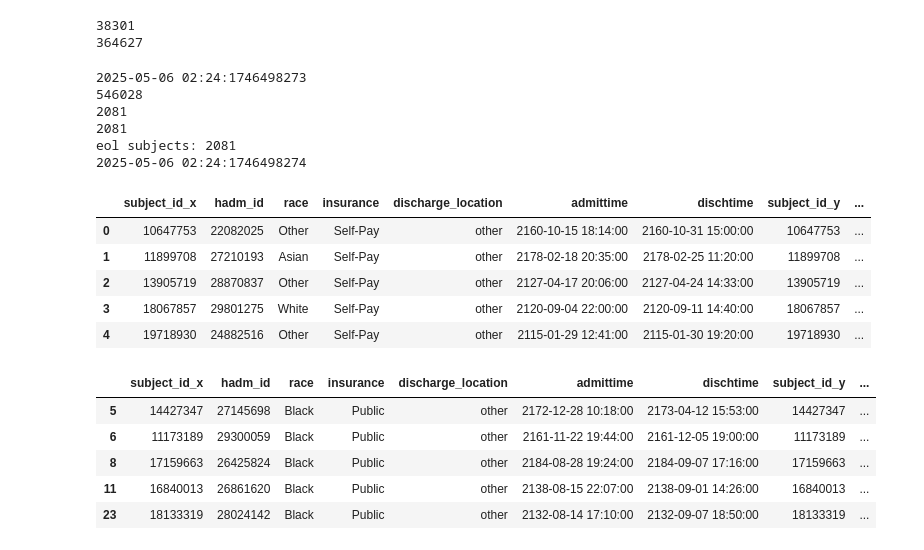
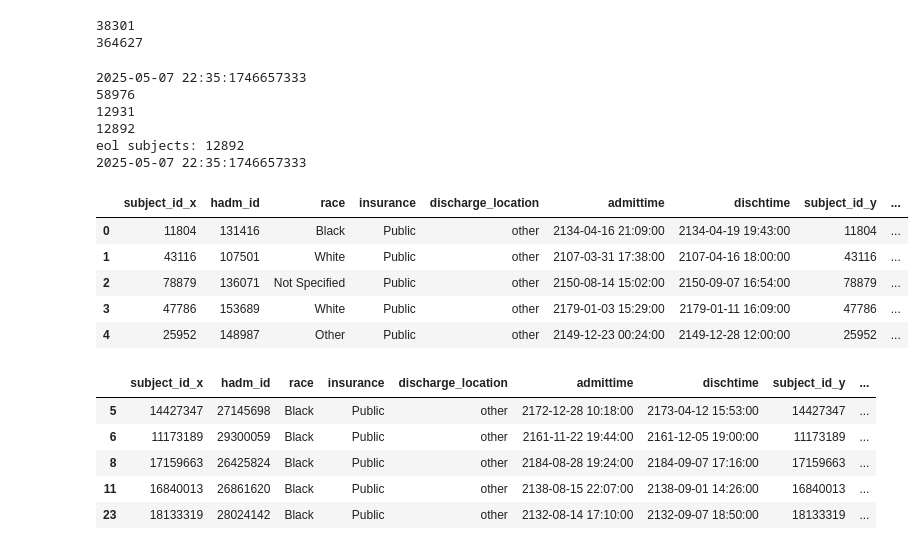
Before and after one commit to mrimland/DL4H-Racial-Disparities-And-Mistrust, a Jupyter notebook: DisparityInMimic.ipynb, the cells around one changed output. Saved outputs shown, nothing was run; the diff lists cells and outputs as text; code cells hidden in the pictures.

```diff
--- a/DisparityInMimic.ipynb
+++ b/DisparityInMimic.ipynb
@@ -33,7 +33,7 @@ from google.cloud import bigquery
 auth.authenticate_user()
 # %%
 # Set up environment variables
-project_id = 'my-project-1532744781277'
+project_id = 'CHANGE-ME'
 if project_id == 'CHANGE-ME':
   raise ValueError('You must change project_id to your GCP project.')
 os.environ["GOOGLE_CLOUD_PROJECT"] = project_id
@@ -47,7 +47,7 @@ def run_query(query, project_id=project_id):
 
 # set the datasets
 #The derived tables required don't exist in MIMIC-IV. To run the code for MIMIC-IV, you should run GenerateVentVasoTables.ipynb
-derived_dataset = 'my-project-1532744781277.mimiciv_3_1_prj_vent_durations'
+#derived_dataset = 'My_Newly_Derived_dataset'
 hosp_dataset_4 = 'physionet-data.mimiciv_3_1_hosp'
 icu_dataset_4 = 'physionet-data.mimiciv_3_1_icu'
 derived_dataset_4 = 'physionet-data.mimiciv_3_1_derived'
@@ -114,7 +116,7 @@ def normalize_age(age):
 # %%
 # static demographic info
 print(time.strftime("%Y-%m-%d %H:%M:%s"))
-demographics_query = 'SELECT distinct subject_id,hadm_id,gender,admission_age,race FROM {source}.icustay_detail'.format(source = derived_dataset_4)
+demographics_query = 'SELECT distinct subject_id,hadm_id,gender,admission_age,ethnicity FROM {source}.icustay_detail'.format(source = derived_dataset_3)
 if limited_sample:
   demographics_query += ' LIMIT 1000'
 demographics = run_query(demographics_query)
@@ -126,15 +128,11 @@ print(time.strftime("%Y-%m-%d %H:%M:%s"))
 # %%
 # admissions info
 print(time.strftime("%Y-%m-%d %H:%M:%s"))
-discharge_query = '''SELECT distinct subject_id,hadm_id,race,insurance,discharge_location,admittime,dischtime
-  FROM {source}.admissions'''.format(source = hosp_dataset_4)
+discharge_query = '''SELECT distinct subject_id,hadm_id,ethnicity,insurance,discharge_location,admittime,dischtime
+  FROM {source}.admissions'''.format(source = clinical_dataset_3)
 if limited_sample:
   discharge_query += ' LIMIT 100'
-discharge_base = run_query(discharge_query)
-discharge = discharge_base.copy()
-#dis_set = set(discharge['discharge_location'].values)
-#print(dis_set)
-#print(len(discharge))
+discharge = run_query(discharge_query)
 discharge['discharge_location'] = discharge['discharge_location'].apply(normalize_discharge)
 print(time.strftime("%Y-%m-%d %H:%M:%s"))
 # %% [output]
@@ -191,45 +189,47 @@ eol_cohort_initial = discharge.loc[discharge.hadm_id.isin(ids)]
 #print(len(eol_cohort_initial))
 
 inds_at_least_6hrs = eol_cohort_initial['dischtime'] - eol_cohort_initial['admittime'] > pd.Timedelta(days=1)
 eol_cohort_initial = eol_cohort_initial.loc[inds_at_least_6hrs]
 
 
 # add demographics info
-eol_cohort = pd.merge(eol_cohort_initial, demographics, on=['hadm_id','race'])
+eol_cohort = pd.merge(eol_cohort_initial, demographics, on=['hadm_id','ethnicity'])
 eol_cohort = eol_cohort.rename(columns={'admission_age': 'age'})
+#Use this line if in MIMIC-III
+eol_cohort = eol_cohort.rename(columns={'ethnicity': 'race'})
 
 # normalize columns of data
 eol_cohort['race'              ] = eol_cohort['race'              ].apply(normalize_race)
 eol_cohort['insurance'         ] = eol_cohort['insurance'         ].apply(normalize_insurance)
 eol_cohort['discharge_location'] = eol_cohort['discharge_location'].apply(normalize_discharge)
 eol_cohort['age'               ] = eol_cohort['age'               ].apply(normalize_age)
 
 los = eol_cohort['dischtime'] - eol_cohort['admittime']
 eol_cohort['los'] = los.apply(lambda t:t.seconds/3600.)
 
 
 # make sure each hadm_id has only died once
 print(len(eol_cohort))
 print(len(set(eol_cohort['hadm_id'].values)))
 #assert len(eol_cohort) == len(set(eol_cohort['hadm_id'].values))
 print('eol subjects:', len(set(eol_cohort['hadm_id'].values)))
 
 print(time.strftime("%Y-%m-%d %H:%M:%s"))
 
 eol_cohort.head()
 # %% [output]
-2025-05-06 02:24:1746498273
-546028
-2081
-2081
-eol subjects: 2081
-2025-05-06 02:24:1746498274
+2025-05-07 22:35:1746657333
+58976
+12931
+12892
+eol subjects: 12892
+2025-05-07 22:35:1746657333
 |  | subject_id_x | hadm_id | race | insurance | discharge_location | admittime | dischtime | subject_id_y | ... |
-| 0 | 10647753 | 22082025 | Other | Self-Pay | other | 2160-10-15 18:14:00 | 2160-10-31 15:00:00 | 10647753 | ... |
-| 1 | 11899708 | 27210193 | Asian | Self-Pay | other | 2178-02-18 20:35:00 | 2178-02-25 11:20:00 | 11899708 | ... |
-| 2 | 13905719 | 28870837 | Other | Self-Pay | other | 2127-04-17 20:06:00 | 2127-04-24 14:33:00 | 13905719 | ... |
-| 3 | 18067857 | 29801275 | White | Self-Pay | other | 2120-09-04 22:00:00 | 2120-09-11 14:40:00 | 18067857 | ... |
-| 4 | 19718930 | 24882516 | Other | Self-Pay | other | 2115-01-29 12:41:00 | 2115-01-30 19:20:00 | 19718930 | ... |
+| 0 | 11804 | 131416 | Black | Public | other | 2134-04-16 21:09:00 | 2134-04-19 19:43:00 | 11804 | ... |
+| 1 | 43116 | 107501 | White | Public | other | 2107-03-31 17:38:00 | 2107-04-16 18:00:00 | 43116 | ... |
+| 2 | 78879 | 136071 | Not Specified | Public | other | 2150-08-14 15:02:00 | 2150-09-07 16:54:00 | 78879 | ... |
+| 3 | 47786 | 153689 | White | Public | other | 2179-01-03 15:29:00 | 2179-01-11 16:09:00 | 47786 | ... |
+| 4 | 25952 | 148987 | Other | Public | other | 2149-12-23 00:24:00 | 2149-12-28 12:00:00 | 25952 | ... |
 # %%
 # Stratify by race
 race_eol = {}
```
Also changed, not shown: parts of 7 cells of this notebook.
